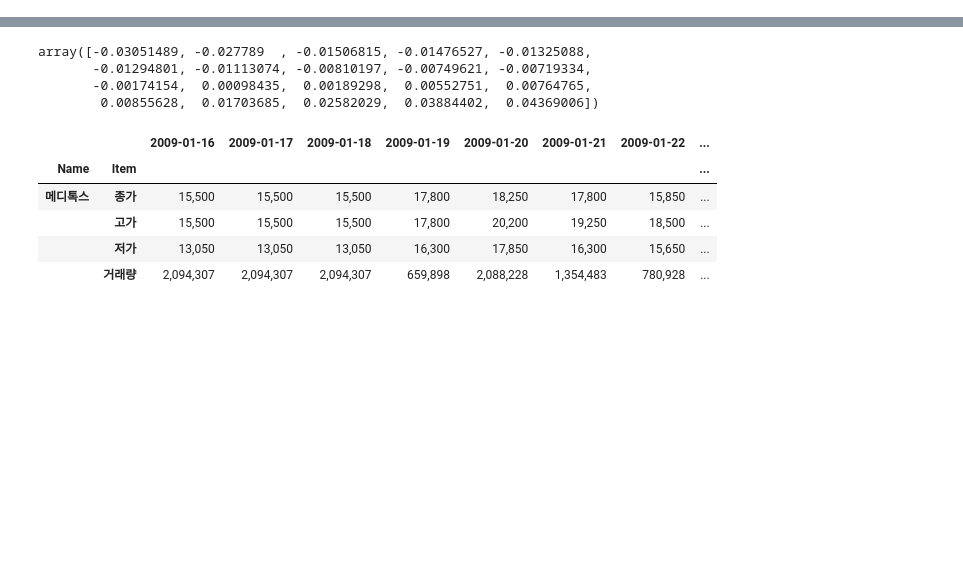
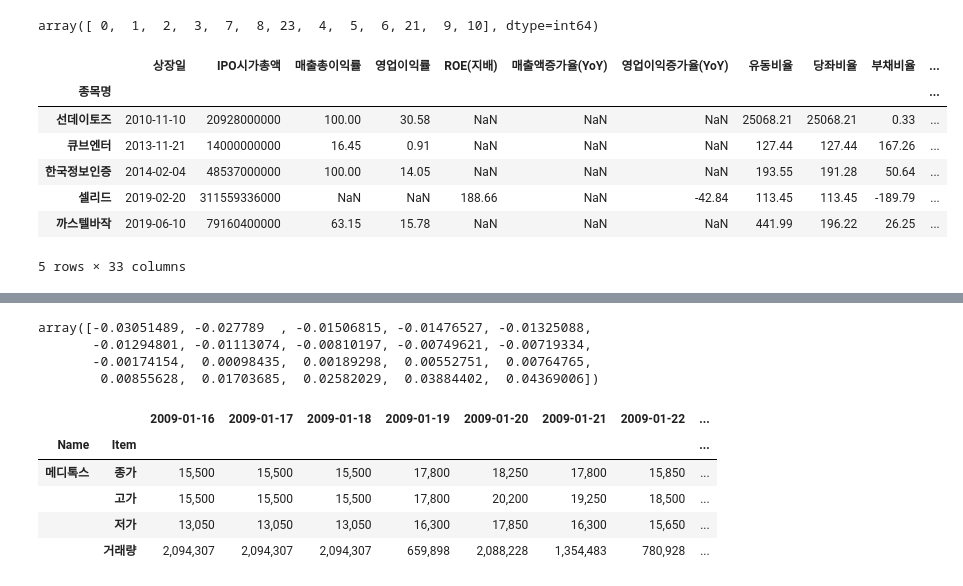
Before and after one commit to BigDataIPO/IPO, a Jupyter notebook: IPO/Data_Clean_WS.ipynb, the cells around one changed output, grey strips where cells are left out. Drawn from its saved outputs; the diff is of its cells as text; code cells hidden in the pictures; blank space fills up the shorter version.

```diff
--- a/IPO/Data_Clean_WS.ipynb
+++ b/IPO/Data_Clean_WS.ipynb
@@ -39,0 +67,6 @@ temp.describe()
+# %%
+cols = ['3개월 평균 기관 매도수량 비중(일간)','3개월 평균 기관 매수수량 비중(일간)','1개월 평균 기관 매수수량 비중(일간)','1개월 평균 기관 매도수량 비중(일간)']
+X_train.drop(cols ,axis =1 , inplace =True)
+# %%
+cols = ['상장유형','공모가(원)']
+X_train.drop(cols ,axis =1 , inplace =True)
@@ -39,0 +78,4 @@ temp.describe()
+# %%
+X_train['NullCount']  = X_train.isnull().sum(axis = 1)
+nullcounts = X_train['NullCount'].unique()
+X_train.columns
@@ -39,0 +94,2 @@ temp.describe()
+# %%
+X_train = X_train[X_train['NullCount']!=14]
@@ -39,0 +129,15 @@ temp.describe()
+# %%
+nullcounts
+# %% [output]
+array([ 0,  1,  2,  3,  7,  8, 23,  4,  5,  6, 21,  9, 10], dtype=int64)
+# %%
+X_train[X_train['NullCount'] == 6]
+# %% [output]
+|  | 상장일 | IPO시가총액 | 매출총이익률 | 영업이익률 | ROE(지배) | 매출액증가율(YoY) | 영업이익증가율(YoY) | 유동비율 | 당좌비율 | 부채비율 | ... |
+| 종목명 |  |  |  |  |  |  |  |  |  |  | ... |
+| 선데이토즈 | 2010-11-10 | 20928000000 | 100.00 | 30.58 | NaN | NaN | NaN | 25068.21 | 25068.21 | 0.33 | ... |
+| 큐브엔터 | 2013-11-21 | 14000000000 | 16.45 | 0.91 | NaN | NaN | NaN | 127.44 | 127.44 | 167.26 | ... |
+| 한국정보인증 | 2014-02-04 | 48537000000 | 100.00 | 14.05 | NaN | NaN | NaN | 193.55 | 191.28 | 50.64 | ... |
+| 셀리드 | 2019-02-20 | 311559336000 | NaN | NaN | 188.66 | NaN | -42.84 | 113.45 | 113.45 | -189.79 | ... |
+| 까스텔바작 | 2019-06-10 | 79160400000 | 63.15 | 15.78 | NaN | NaN | NaN | 441.99 | 196.22 | 26.25 | ... |
+5 rows × 33 columns
```
Also changed, not shown: parts of 41 cells of this notebook, 1 other file.
